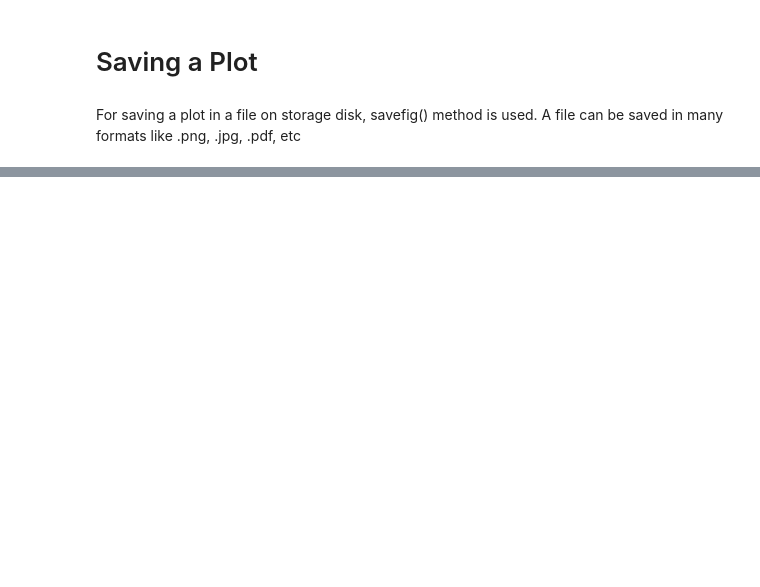
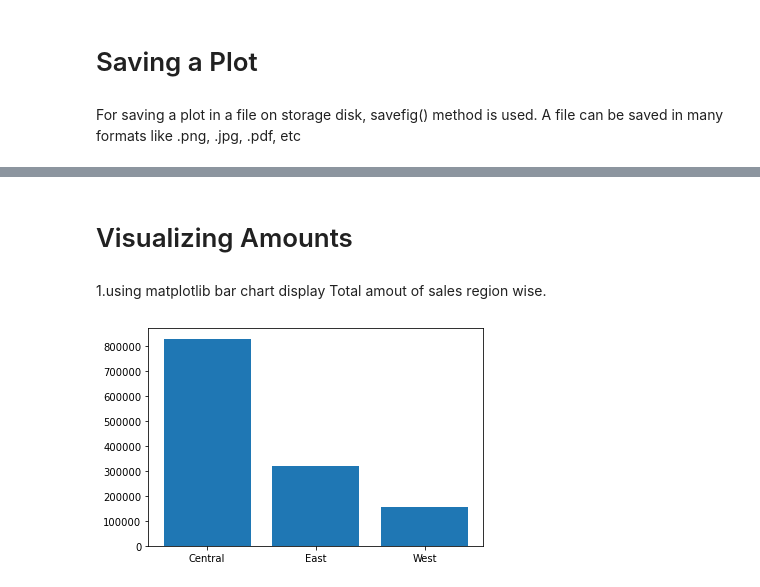
Before and after one commit to nikhilthakka/pydatabase, a Jupyter notebook: Data_visualization_with_python.ipynb, the cells around one changed output, grey strips where cells are left out. Cells and saved outputs as stored; diff of their text form; code cells hidden in the pictures; blank space fills up the shorter version.

```diff
--- a/Data_visualization_with_python.ipynb
+++ b/Data_visualization_with_python.ipynb
@@ -577,0 +615,16 @@ For saving a plot in a file on storage disk, savefig() method is used. A file ca
+# %% [markdown]
+# Visualizing Amounts
+# %% [markdown]
+1.using matplotlib bar chart display Total amout of sales region wise.
+# %%
+import matplotlib.pyplot as plt
+import pandas as pd
+import numpy as np
+df = pd.read_excel('dataset/SaleData.xlsx')
+df
+sale = df.groupby('Region')['Sale_amt'].sum()
+# print(sale)
+plt.bar(sale.index,sale)
+plt.show()
+# %% [output]
+[figure, added]
```
Also changed, not shown: parts of 96 cells of this notebook.
